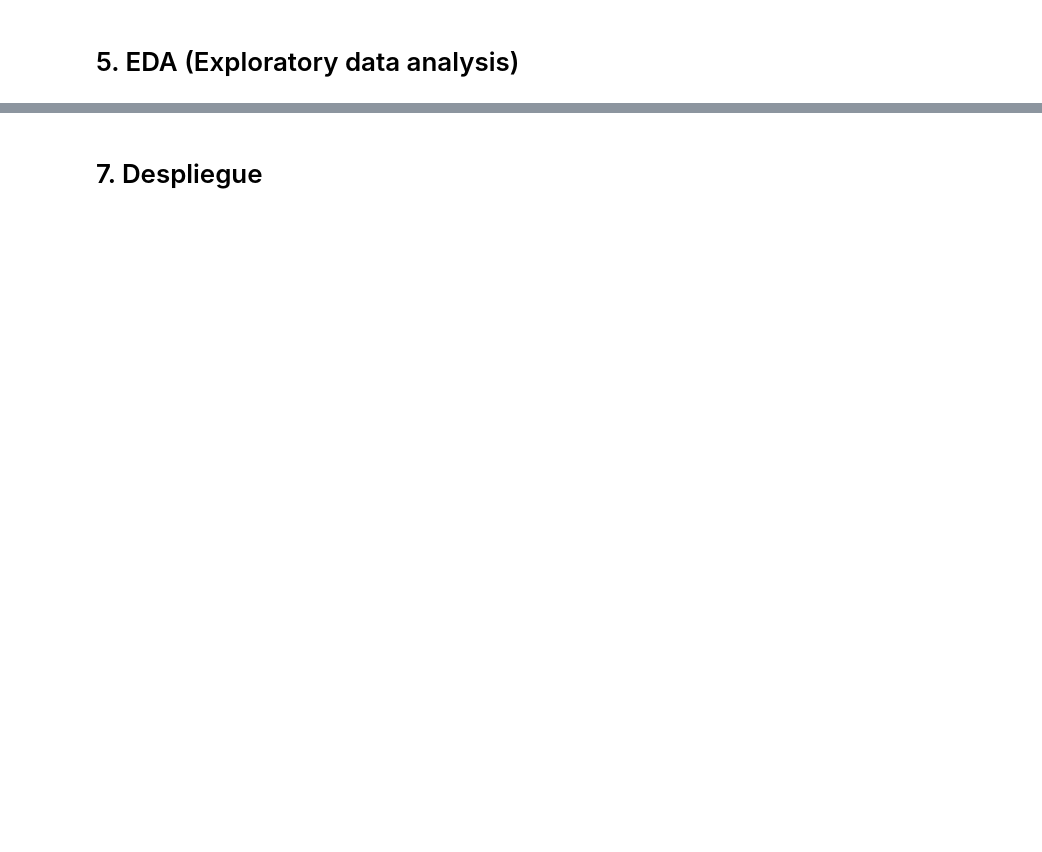
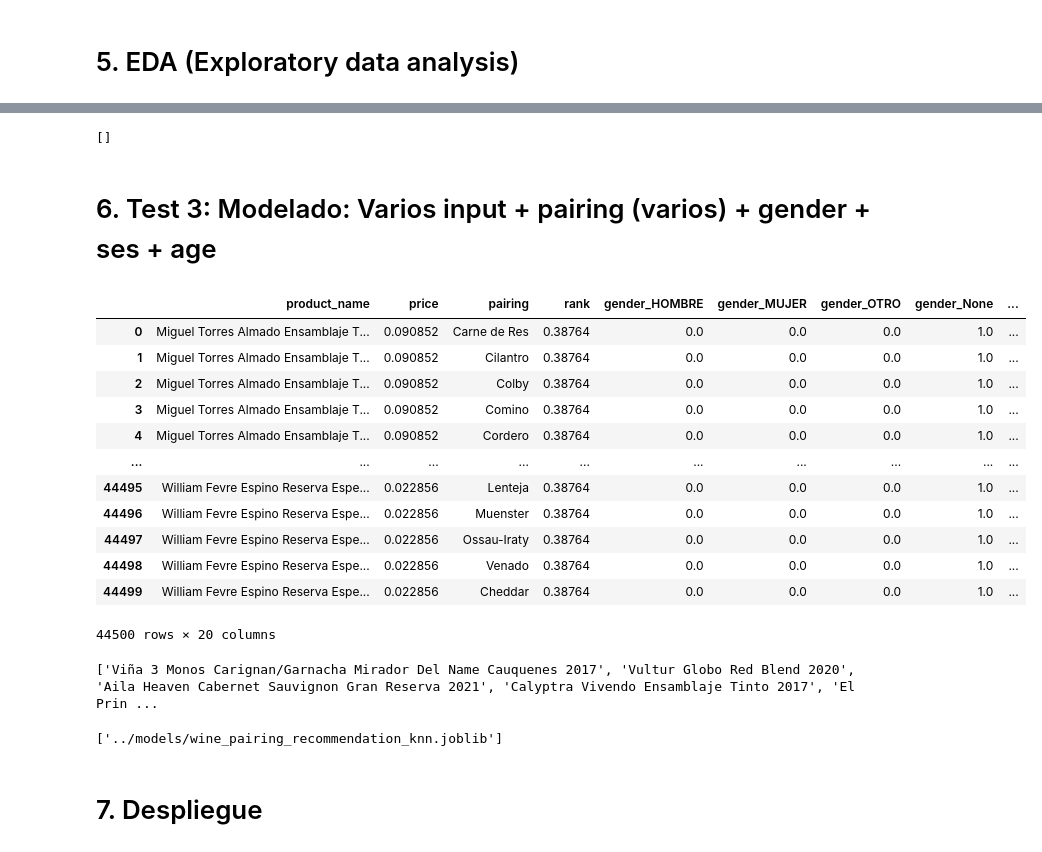
Before and after one commit to fevc08/final_project_4geek, a Jupyter notebook: src/explore.ipynb, the cells around one changed output, grey strips where cells are left out. Drawn from its saved outputs; the diff is of its cells as text; code cells hidden in the pictures; blank space fills up the shorter version.

```diff
--- a/src/explore.ipynb
+++ b/src/explore.ipynb
@@ -385,0 +659,12 @@ memory usage: 11.5+ MB
+# %%
+# Ejemplo de uso
+pairing_inputs = ['Comino']  # Lista de maridajes
+gender_input = 'MUJER'  # Género
+ses_input = 'C3'   # SES
+age_input = '35-44'  # Rango de Edad
+recommendations = get_recommendations_by_pairings_gender_ses_and_age(pairing_inputs, gender_input, ses_input, age_input)
+print(recommendations)
+# %% [output]
+[]
+# %% [markdown]
+# 6. Test 3: Modelado:  Varios input + pairing (varios) + gender + ses + age
@@ -385,0 +683,49 @@ memory usage: 11.5+ MB
+# %%
+import pandas as pd
+from sklearn.preprocessing import OneHotEncoder, MinMaxScaler
+from sklearn.impute import SimpleImputer
+from sklearn.neighbors import NearestNeighbors
+
+
+# Filtrando las columnas relevantes
+df = df[['product_name', 'price', 'pairing', 'gender', 'age', 'ses', 'rank']]
+
+# Manejo de valores faltantes
+imputer = SimpleImputer(strategy='most_frequent')
+df[['gender', 'age', 'ses', 'rank']] = imputer.fit_transform(df[['gender', 'age', 'ses', 'rank']])
+
+# Codificación One-Hot para variables categóricas
+one_hot_encoder = OneHotEncoder(sparse=False)
+categorical_columns = ['gender', 'ses', 'age']
+df_encoded = pd.DataFrame(one_hot_encoder.fit_transform(df[categorical_columns]))
+df_encoded.columns = one_hot_encoder.get_feature_names_out(categorical_columns)
+
+# Normalización de variables numéricas
+scaler = MinMaxScaler()
+numeric_columns = ['price', 'rank']
+df[numeric_columns] = scaler.fit_transform(df[numeric_columns])
+
+# Combinar las columnas codificadas y normalizadas
+df = pd.concat([df, df_encoded], axis=1).drop(categorical_columns, axis=1)
+
+# Limpieza final
+df = df.dropna()
+
+# Agrupar datos por nombre de producto y maridajes
+df_agrupado = df.groupby('product_name')['pairing'].apply(lambda x: ', '.join(set(x))).reset_index()
+# %%
+df
+# %% [output]
+|  | product_name | price | pairing | rank | gender_HOMBRE | gender_MUJER | gender_OTRO | gender_None | ... |
+| 0 | Miguel Torres Almado Ensamblaje T... | 0.090852 | Carne de Res | 0.38764 | 0.0 | 0.0 | 0.0 | 1.0 | ... |
+| 1 | Miguel Torres Almado Ensamblaje T... | 0.090852 | Cilantro | 0.38764 | 0.0 | 0.0 | 0.0 | 1.0 | ... |
+| 2 | Miguel Torres Almado Ensamblaje T... | 0.090852 | Colby | 0.38764 | 0.0 | 0.0 | 0.0 | 1.0 | ... |
+| 3 | Miguel Torres Almado Ensamblaje T... | 0.090852 | Comino | 0.38764 | 0.0 | 0.0 | 0.0 | 1.0 | ... |
+| 4 | Miguel Torres Almado Ensamblaje T... | 0.090852 | Cordero | 0.38764 | 0.0 | 0.0 | 0.0 | 1.0 | ... |
+| ... | ... | ... | ... | ... | ... | ... | ... | ... | ... |
+| 44495 | William Fevre Espino Reserva Espe... | 0.022856 | Lenteja | 0.38764 | 0.0 | 0.0 | 0.0 | 1.0 | ... |
+| 44496 | William Fevre Espino Reserva Espe... | 0.022856 | Muenster | 0.38764 | 0.0 | 0.0 | 0.0 | 1.0 | ... |
+| 44497 | William Fevre Espino Reserva Espe... | 0.022856 | Ossau-Iraty | 0.38764 | 0.0 | 0.0 | 0.0 | 1.0 | ... |
+| 44498 | William Fevre Espino Reserva Espe... | 0.022856 | Venado | 0.38764 | 0.0 | 0.0 | 0.0 | 1.0 | ... |
+| 44499 | William Fevre Espino Reserva Espe... | 0.022856 | Cheddar | 0.38764 | 0.0 | 0.0 | 0.0 | 1.0 | ... |
+44500 rows × 20 columns
@@ -386,2 +770,17 @@ memory usage: 11.5+ MB
+# %%
+pairing_inputs = ['Carne de Res', 'Comino', 'Cheddar']  # Lista de maridajes
+gender_input = 'MUJER'  # Género
+age_input = '25-34'   # AGE
+ses_input = 'ABC1'   # SES
+recommendations = get_recommendations_by_pairings_gender_and_ses(pairing_inputs, gender_input, ses_input, age_input)
+print(recommendations)
+# %% [output]
+['Viña 3 Monos Carignan/Garnacha Mirador Del Name Cauquenes 2017', 'Vultur Globo Red Blend 2020', 'Aila Heaven Cabernet Sauvignon Gran Reserva 2021', 'Calyptra Vivendo Ensamblaje Tinto 2017', 'El Prin ...
+# %%
+from joblib import dump
+
+dump(knn, '../models/wine_pairing_recommendation_knn.joblib')
+# %% [output]
+['../models/wine_pairing_recommendation_knn.joblib']
 # %% [markdown]
 # 7. Despliegue
```
Also changed, not shown: parts of 29 cells of this notebook, 9 other files.
